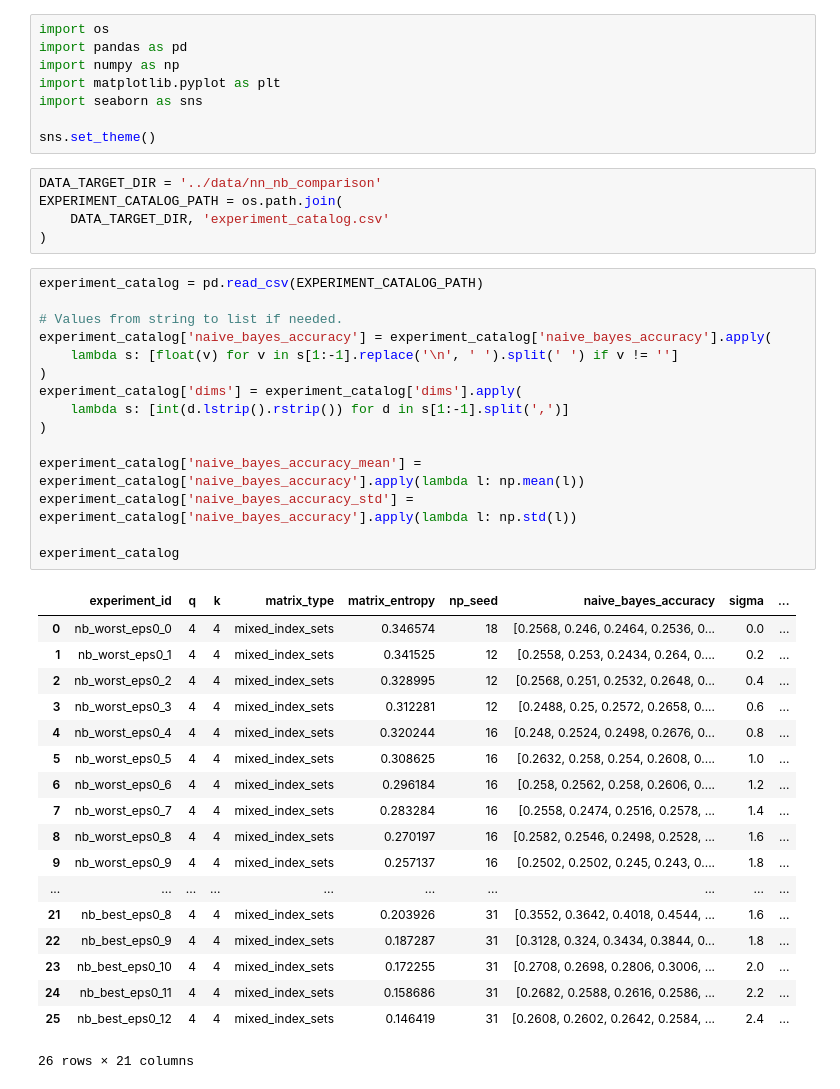
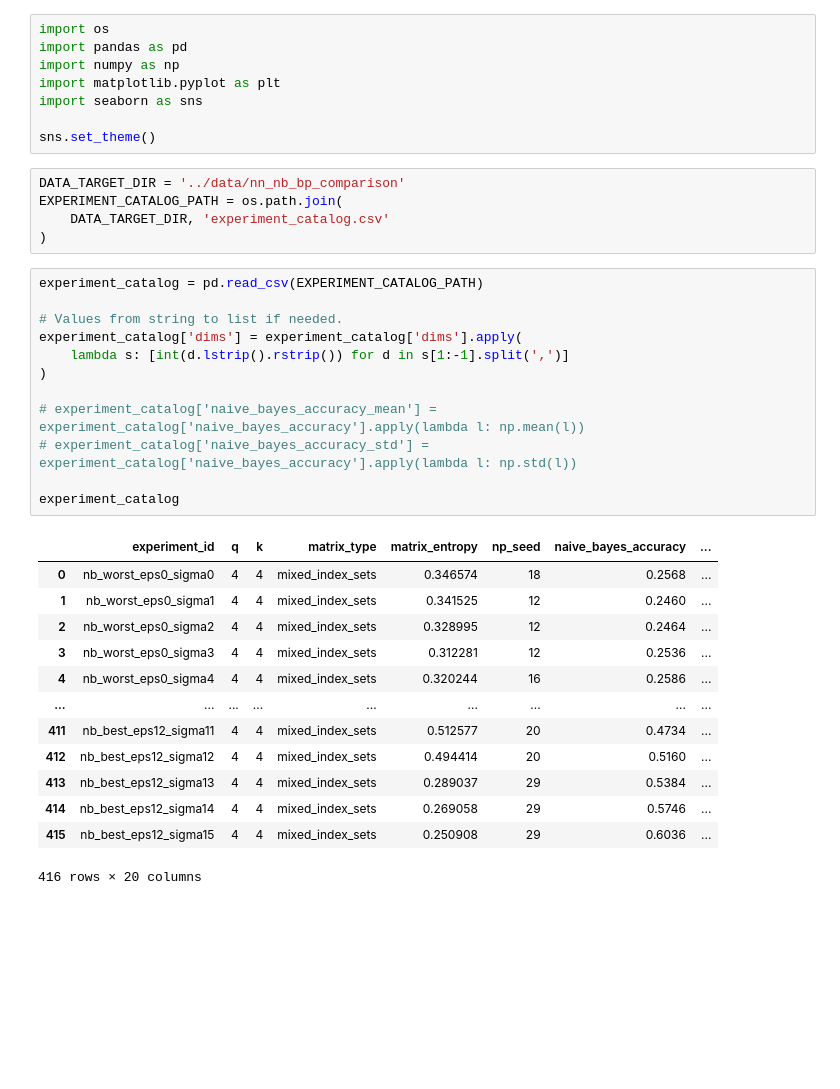
Before and after one commit to emanuele-moscato/tree-language, a Jupyter notebook: notebooks/nn_nb_comparison_results.ipynb, the cells around one changed output. Saved outputs shown, nothing was run; the diff lists cells and outputs as text; blank space fills up the shorter version.

Commit message:
Modify script to search a provided grid of values for the (epsilon, sigma) pair

```diff
--- a/notebooks/nn_nb_comparison_results.ipynb
+++ b/notebooks/nn_nb_comparison_results.ipynb
@@ -9,41 +9,33 @@ import seaborn as sns
 
 sns.set_theme()
 # %%
-DATA_TARGET_DIR = '../data/nn_nb_comparison'
+DATA_TARGET_DIR = '../data/nn_nb_bp_comparison'
 EXPERIMENT_CATALOG_PATH = os.path.join(
     DATA_TARGET_DIR, 'experiment_catalog.csv'
 )
 # %%
 experiment_catalog = pd.read_csv(EXPERIMENT_CATALOG_PATH)
 
 # Values from string to list if needed.
-experiment_catalog['naive_bayes_accuracy'] = experiment_catalog['naive_bayes_accuracy'].apply(
-    lambda s: [float(v) for v in s[1:-1].replace('\n', ' ').split(' ') if v != '']
-)
 experiment_catalog['dims'] = experiment_catalog['dims'].apply(
     lambda s: [int(d.lstrip().rstrip()) for d in s[1:-1].split(',')]
 )
 
-experiment_catalog['naive_bayes_accuracy_mean'] = experiment_catalog['naive_bayes_accuracy'].apply(lambda l: np.mean(l))
-experiment_catalog['naive_bayes_accuracy_std'] = experiment_catalog['naive_bayes_accuracy'].apply(lambda l: np.std(l))
+# experiment_catalog['naive_bayes_accuracy_mean'] = experiment_catalog['naive_bayes_accuracy'].apply(lambda l: np.mean(l))
+# experiment_catalog['naive_bayes_accuracy_std'] = experiment_catalog['naive_bayes_accuracy'].apply(lambda l: np.std(l))
 
 experiment_catalog
 # %% [output]
-|  | experiment_id | q | k | matrix_type | matrix_entropy | np_seed | naive_bayes_accuracy | sigma | ... |
-| 0 | nb_worst_eps0_0 | 4 | 4 | mixed_index_sets | 0.346574 | 18 | [0.2568, 0.246, 0.2464, 0.2536, 0... | 0.0 | ... |
-| 1 | nb_worst_eps0_1 | 4 | 4 | mixed_index_sets | 0.341525 | 12 | [0.2558, 0.253, 0.2434, 0.264, 0.... | 0.2 | ... |
-| 2 | nb_worst_eps0_2 | 4 | 4 | mixed_index_sets | 0.328995 | 12 | [0.2568, 0.251, 0.2532, 0.2648, 0... | 0.4 | ... |
-| 3 | nb_worst_eps0_3 | 4 | 4 | mixed_index_sets | 0.312281 | 12 | [0.2488, 0.25, 0.2572, 0.2658, 0.... | 0.6 | ... |
-| 4 | nb_worst_eps0_4 | 4 | 4 | mixed_index_sets | 0.320244 | 16 | [0.248, 0.2524, 0.2498, 0.2676, 0... | 0.8 | ... |
-| 5 | nb_worst_eps0_5 | 4 | 4 | mixed_index_sets | 0.308625 | 16 | [0.2632, 0.258, 0.254, 0.2608, 0.... | 1.0 | ... |
-| 6 | nb_worst_eps0_6 | 4 | 4 | mixed_index_sets | 0.296184 | 16 | [0.258, 0.2562, 0.258, 0.2606, 0.... | 1.2 | ... |
-| 7 | nb_worst_eps0_7 | 4 | 4 | mixed_index_sets | 0.283284 | 16 | [0.2558, 0.2474, 0.2516, 0.2578, ... | 1.4 | ... |
-| 8 | nb_worst_eps0_8 | 4 | 4 | mixed_index_sets | 0.270197 | 16 | [0.2582, 0.2546, 0.2498, 0.2528, ... | 1.6 | ... |
-| 9 | nb_worst_eps0_9 | 4 | 4 | mixed_index_sets | 0.257137 | 16 | [0.2502, 0.2502, 0.245, 0.243, 0.... | 1.8 | ... |
-| ... | ... | ... | ... | ... | ... | ... | ... | ... | ... |
-| 21 | nb_best_eps0_8 | 4 | 4 | mixed_index_sets | 0.203926 | 31 | [0.3552, 0.3642, 0.4018, 0.4544, ... | 1.6 | ... |
-| 22 | nb_best_eps0_9 | 4 | 4 | mixed_index_sets | 0.187287 | 31 | [0.3128, 0.324, 0.3434, 0.3844, 0... | 1.8 | ... |
-| 23 | nb_best_eps0_10 | 4 | 4 | mixed_index_sets | 0.172255 | 31 | [0.2708, 0.2698, 0.2806, 0.3006, ... | 2.0 | ... |
-| 24 | nb_best_eps0_11 | 4 | 4 | mixed_index_sets | 0.158686 | 31 | [0.2682, 0.2588, 0.2616, 0.2586, ... | 2.2 | ... |
-| 25 | nb_best_eps0_12 | 4 | 4 | mixed_index_sets | 0.146419 | 31 | [0.2608, 0.2602, 0.2642, 0.2584, ... | 2.4 | ... |
+|  | experiment_id | q | k | matrix_type | matrix_entropy | np_seed | naive_bayes_accuracy | ... |
+| 0 | nb_worst_eps0_sigma0 | 4 | 4 | mixed_index_sets | 0.346574 | 18 | 0.2568 | ... |
+| 1 | nb_worst_eps0_sigma1 | 4 | 4 | mixed_index_sets | 0.341525 | 12 | 0.2460 | ... |
+| 2 | nb_worst_eps0_sigma2 | 4 | 4 | mixed_index_sets | 0.328995 | 12 | 0.2464 | ... |
+| 3 | nb_worst_eps0_sigma3 | 4 | 4 | mixed_index_sets | 0.312281 | 12 | 0.2536 | ... |
+| 4 | nb_worst_eps0_sigma4 | 4 | 4 | mixed_index_sets | 0.320244 | 16 | 0.2586 | ... |
+| ... | ... | ... | ... | ... | ... | ... | ... | ... |
+| 411 | nb_best_eps12_sigma11 | 4 | 4 | mixed_index_sets | 0.512577 | 20 | 0.4734 | ... |
+| 412 | nb_best_eps12_sigma12 | 4 | 4 | mixed_index_sets | 0.494414 | 20 | 0.5160 | ... |
+| 413 | nb_best_eps12_sigma13 | 4 | 4 | mixed_index_sets | 0.289037 | 29 | 0.5384 | ... |
+| 414 | nb_best_eps12_sigma14 | 4 | 4 | mixed_index_sets | 0.269058 | 29 | 0.5746 | ... |
+| 415 | nb_best_eps12_sigma15 | 4 | 4 | mixed_index_sets | 0.250908 | 29 | 0.6036 | ... |
-26 rows × 21 columns
+416 rows × 20 columns
```
Also changed, not shown: parts of 4 cells of this notebook, 3 other files.
